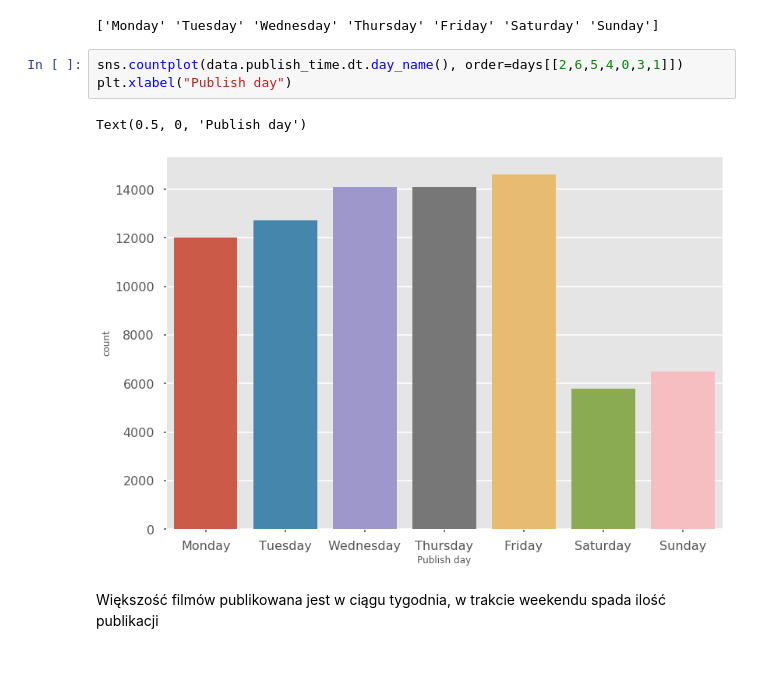
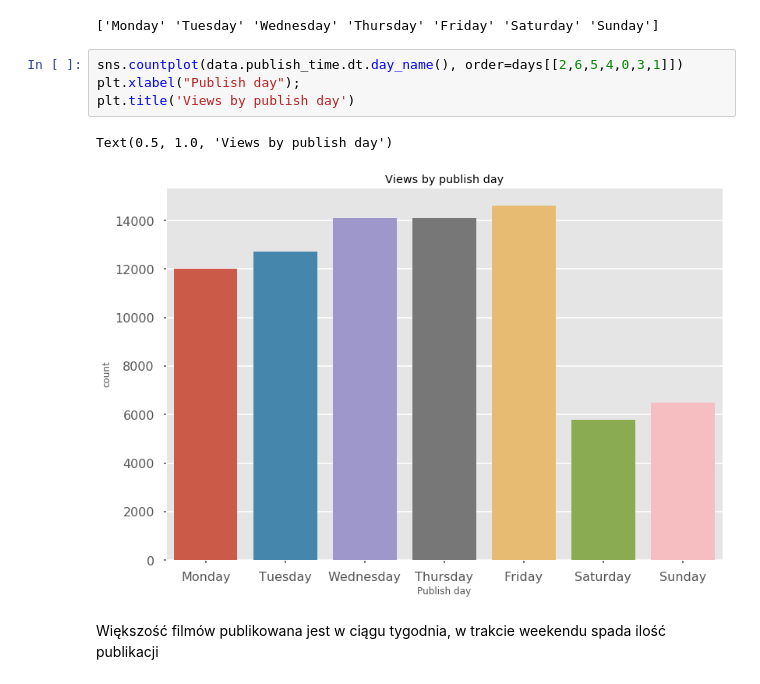
Before and after one commit to marrry/PED_YT, a Jupyter notebook: wstepne_wykresy.ipynb, the cells around one changed output. Drawn from its saved outputs; the diff is of its cells as text.

```diff
--- a/wstepne_wykresy.ipynb
+++ b/wstepne_wykresy.ipynb
@@ -226,10 +230,11 @@ print(days[[2,6,5,4,0,3,1]])
 ['Monday' 'Tuesday' 'Wednesday' 'Thursday' 'Friday' 'Saturday' 'Sunday']
 # %%
 sns.countplot(data.publish_time.dt.day_name(), order=days[[2,6,5,4,0,3,1]])
-plt.xlabel("Publish day")
+plt.xlabel("Publish day");
+plt.title('Views by publish day')
 # %% [output]
-Text(0.5, 0, 'Publish day')
+Text(0.5, 1.0, 'Views by publish day')
-[figure, old version]
+[figure, new version]
 # %% [markdown]
 Większość filmów publikowana jest w ciągu tygodnia, w trakcie weekendu spada ilość publikacji
 # %% [markdown]
```
Also changed, not shown: parts of 72 cells of this notebook.
